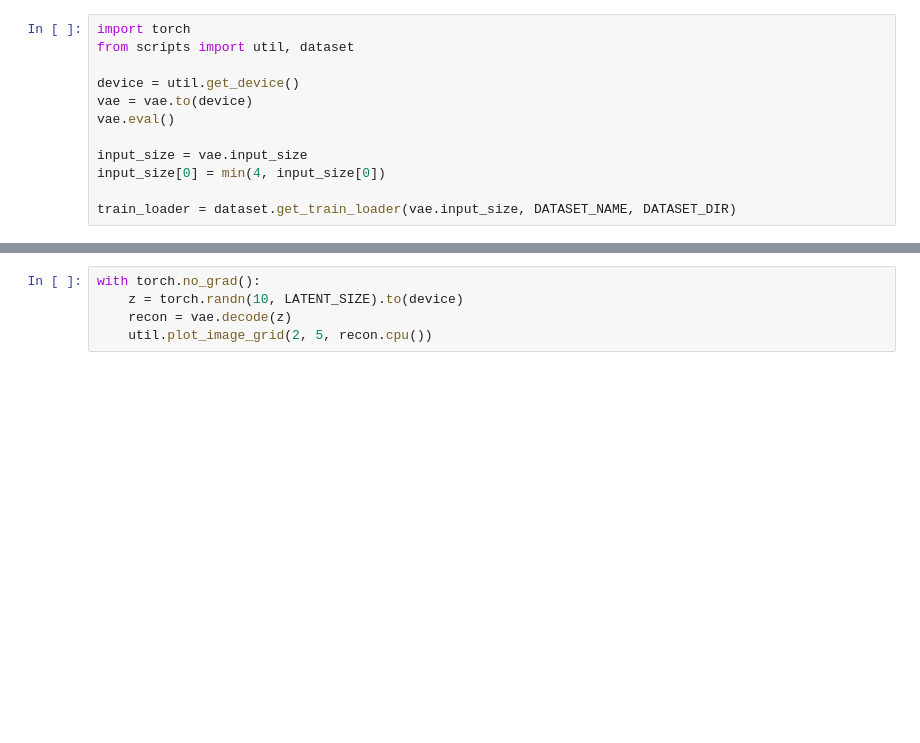
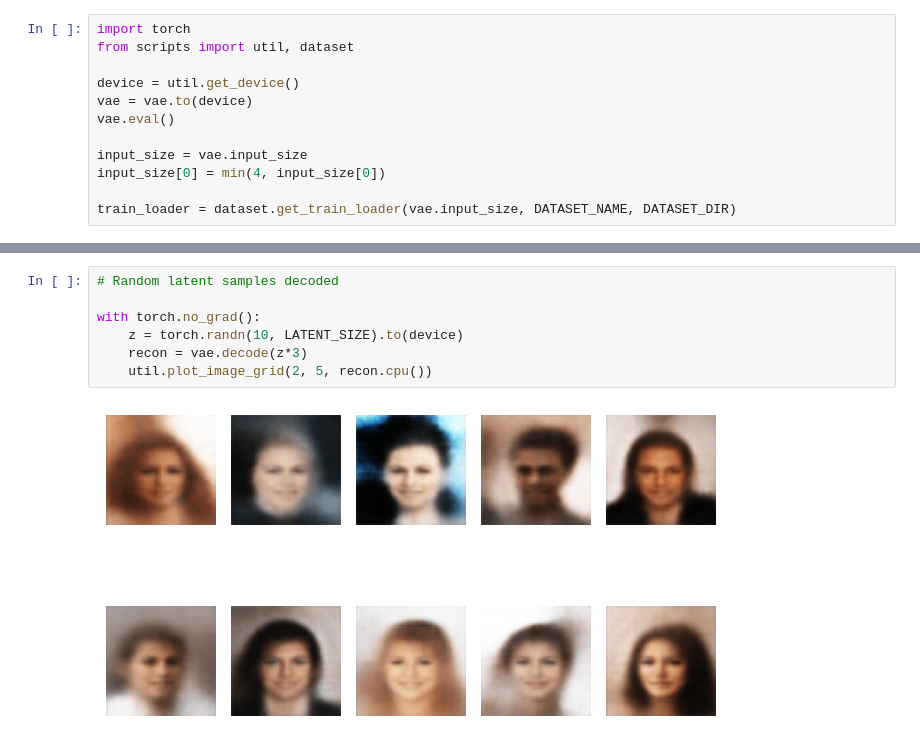
Before and after one commit to bv7dev/vae-lab, a Jupyter notebook: lab.ipynb, the cells around one changed output, grey strips where cells are left out. Drawn from its saved outputs; the diff is of its cells as text; blank space fills up the shorter version.

```diff
--- a/lab.ipynb
+++ b/lab.ipynb
@@ -45,5 +45,9 @@ with torch.no_grad():
 # %%
+# Random latent samples decoded
+
 with torch.no_grad():
     z = torch.randn(10, LATENT_SIZE).to(device)
-    recon = vae.decode(z)
+    recon = vae.decode(z*3)
     util.plot_image_grid(2, 5, recon.cpu())
+# %% [output]
+[figure, added]
```
Also changed, not shown: parts of 8 cells of this notebook, 21 other files.
